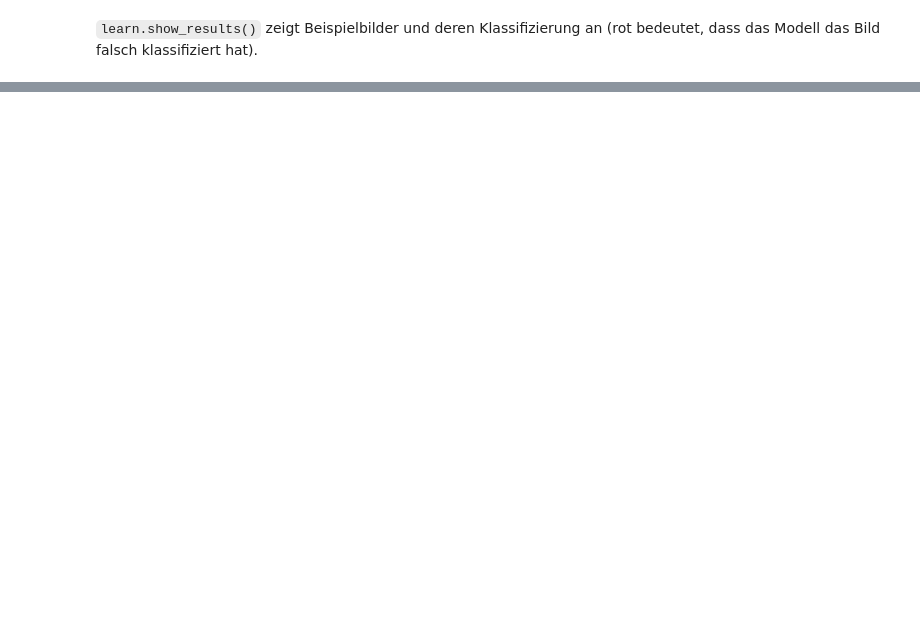
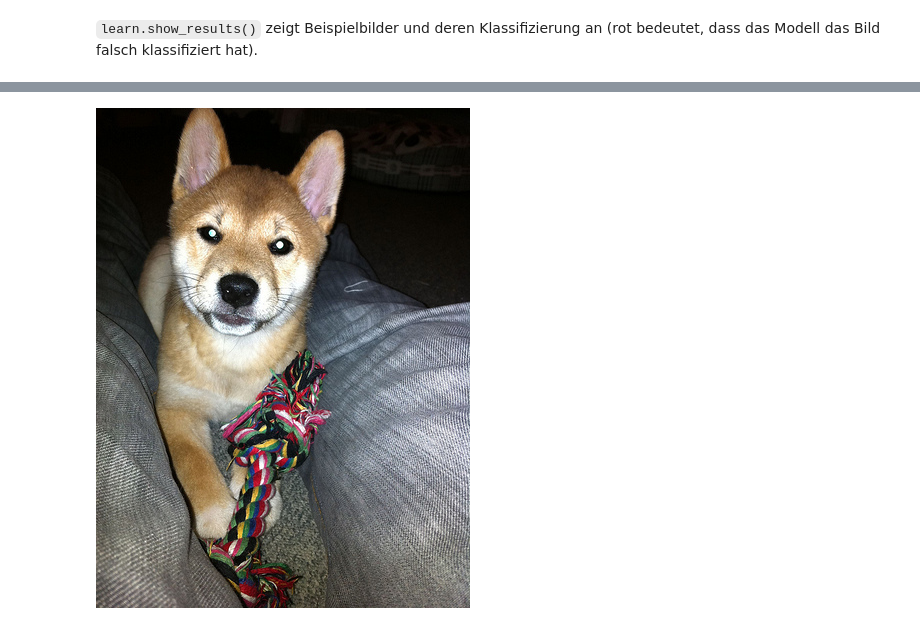
Before and after one commit to floleuerer/ml-tutorials, a Jupyter notebook: 01_fastai_pets.ipynb, the cells around one changed output, grey strips where cells are left out. Saved outputs shown, nothing was run; the diff lists cells and outputs as text; code cells hidden in the pictures; blank space fills up the shorter version.

```diff
--- a/01_fastai_pets.ipynb
+++ b/01_fastai_pets.ipynb
@@ -89,0 +141,3 @@ interp.plot_confusion_matrix()
+# %%
+img_to_predict = files[1337]
+learn.predict(img_to_predict)
@@ -89,0 +147,4 @@ interp.plot_confusion_matrix()
+# %%
+PILImage.create(img_to_predict)
+# %% [output]
+[figure, added]
```
Also changed, not shown: parts of 21 cells of this notebook.
